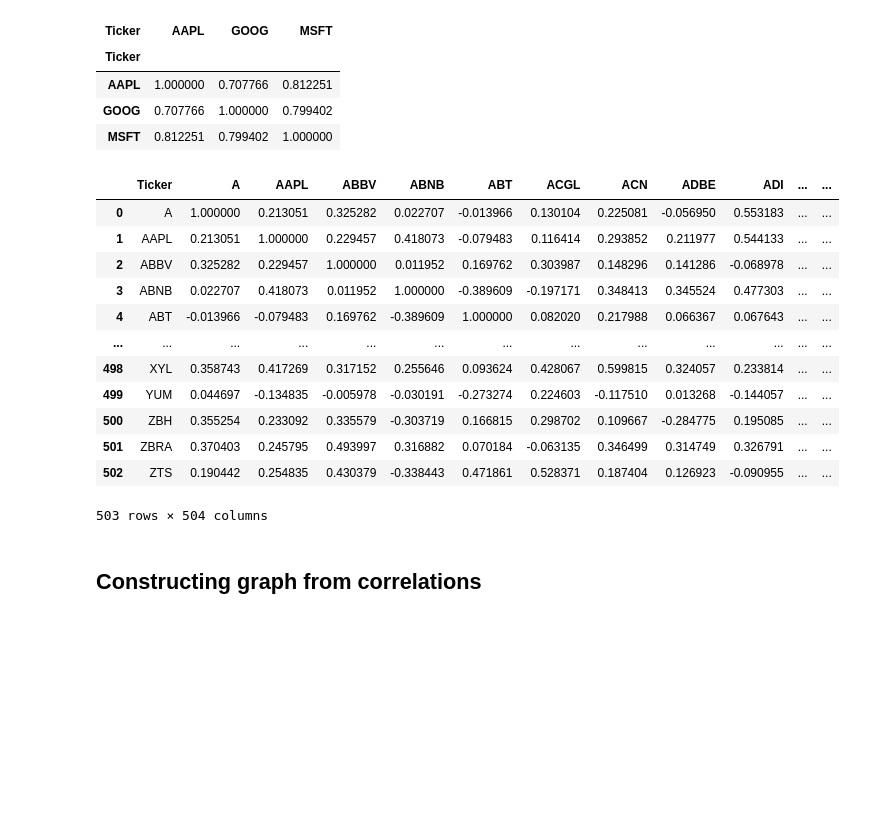
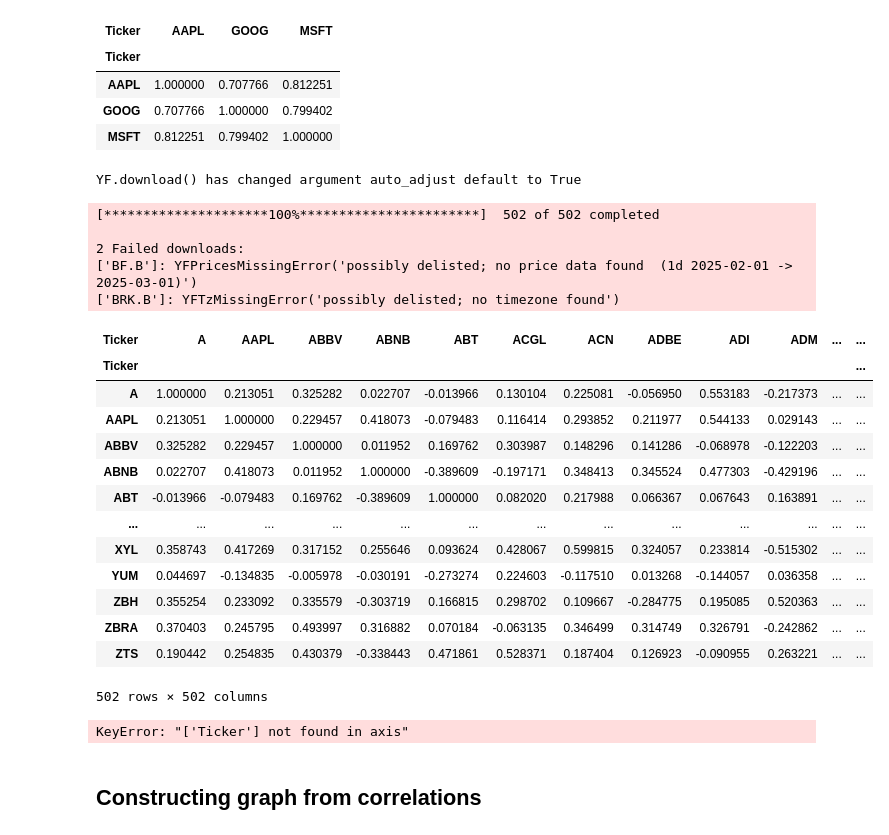
Before and after one commit to HSellis/INA-Project, a Jupyter notebook: Test.ipynb, the cells around one changed output. Cells and saved outputs as stored; diff of their text form; code cells hidden in the pictures; blank space fills up the shorter version.

```diff
--- a/Test.ipynb
+++ b/Test.ipynb
@@ -223,23 +251,36 @@ df_filtered.corr()
 | GOOG | 0.707766 | 1.000000 | 0.799402 |
 | MSFT | 0.812251 | 0.799402 | 1.000000 |
 # %%
-from stock_graph_creation import get_sp500_stocks
+from stock_graph_creation import get_sp500_stocks_info
 
-#correlations = df_filtered.corr()
-#correlations = get_sp500_stocks(start_date="2025-02-01", end_date="2025-03-01").corr()
-correlations = pd.read_csv("stonks-2025-feb.csv")
+stocks_info = get_sp500_stocks_info()
+stocks = list(stocks_info.keys())
+
+dataset = yfinance.download(stocks, start="2025-02-01", end="2025-03-01")
+df_filtered = dataset["Close"] / dataset["Open"]
+correlations = df_filtered.corr()
 correlations
+
+#correlations = pd.read_csv("stonks-2025-feb.csv")
+#correlations
 # %% [output]
+YF.download() has changed argument auto_adjust default to True
+[*********************100%***********************]  502 of 502 completed
+
+2 Failed downloads:
+['BF.B']: YFPricesMissingError('possibly delisted; no price data found  (1d 2025-02-01 -> 2025-03-01)')
+['BRK.B']: YFTzMissingError('possibly delisted; no timezone found')
-|  | Ticker | A | AAPL | ABBV | ABNB | ABT | ACGL | ACN | ADBE | ADI | ... | ... |
-| 0 | A | 1.000000 | 0.213051 | 0.325282 | 0.022707 | -0.013966 | 0.130104 | 0.225081 | -0.056950 | 0.553183 | ... | ... |
-| 1 | AAPL | 0.213051 | 1.000000 | 0.229457 | 0.418073 | -0.079483 | 0.116414 | 0.293852 | 0.211977 | 0.544133 | ... | ... |
-| 2 | ABBV | 0.325282 | 0.229457 | 1.000000 | 0.011952 | 0.169762 | 0.303987 | 0.148296 | 0.141286 | -0.068978 | ... | ... |
-| 3 | ABNB | 0.022707 | 0.418073 | 0.011952 | 1.000000 | -0.389609 | -0.197171 | 0.348413 | 0.345524 | 0.477303 | ... | ... |
-| 4 | ABT | -0.013966 | -0.079483 | 0.169762 | -0.389609 | 1.000000 | 0.082020 | 0.217988 | 0.066367 | 0.067643 | ... | ... |
+| Ticker | A | AAPL | ABBV | ABNB | ABT | ACGL | ACN | ADBE | ADI | ADM | ... | ... |
+| Ticker |  |  |  |  |  |  |  |  |  |  |  | ... |
+| A | 1.000000 | 0.213051 | 0.325282 | 0.022707 | -0.013966 | 0.130104 | 0.225081 | -0.056950 | 0.553183 | -0.217373 | ... | ... |
+| AAPL | 0.213051 | 1.000000 | 0.229457 | 0.418073 | -0.079483 | 0.116414 | 0.293852 | 0.211977 | 0.544133 | 0.029143 | ... | ... |
+| ABBV | 0.325282 | 0.229457 | 1.000000 | 0.011952 | 0.169762 | 0.303987 | 0.148296 | 0.141286 | -0.068978 | -0.122203 | ... | ... |
+| ABNB | 0.022707 | 0.418073 | 0.011952 | 1.000000 | -0.389609 | -0.197171 | 0.348413 | 0.345524 | 0.477303 | -0.429196 | ... | ... |
+| ABT | -0.013966 | -0.079483 | 0.169762 | -0.389609 | 1.000000 | 0.082020 | 0.217988 | 0.066367 | 0.067643 | 0.163891 | ... | ... |
 | ... | ... | ... | ... | ... | ... | ... | ... | ... | ... | ... | ... | ... |
-| 498 | XYL | 0.358743 | 0.417269 | 0.317152 | 0.255646 | 0.093624 | 0.428067 | 0.599815 | 0.324057 | 0.233814 | ... | ... |
-| 499 | YUM | 0.044697 | -0.134835 | -0.005978 | -0.030191 | -0.273274 | 0.224603 | -0.117510 | 0.013268 | -0.144057 | ... | ... |
-| 500 | ZBH | 0.355254 | 0.233092 | 0.335579 | -0.303719 | 0.166815 | 0.298702 | 0.109667 | -0.284775 | 0.195085 | ... | ... |
-| 501 | ZBRA | 0.370403 | 0.245795 | 0.493997 | 0.316882 | 0.070184 | -0.063135 | 0.346499 | 0.314749 | 0.326791 | ... | ... |
-| 502 | ZTS | 0.190442 | 0.254835 | 0.430379 | -0.338443 | 0.471861 | 0.528371 | 0.187404 | 0.126923 | -0.090955 | ... | ... |
+| XYL | 0.358743 | 0.417269 | 0.317152 | 0.255646 | 0.093624 | 0.428067 | 0.599815 | 0.324057 | 0.233814 | -0.515302 | ... | ... |
+| YUM | 0.044697 | -0.134835 | -0.005978 | -0.030191 | -0.273274 | 0.224603 | -0.117510 | 0.013268 | -0.144057 | 0.036358 | ... | ... |
+| ZBH | 0.355254 | 0.233092 | 0.335579 | -0.303719 | 0.166815 | 0.298702 | 0.109667 | -0.284775 | 0.195085 | 0.520363 | ... | ... |
+| ZBRA | 0.370403 | 0.245795 | 0.493997 | 0.316882 | 0.070184 | -0.063135 | 0.346499 | 0.314749 | 0.326791 | -0.242862 | ... | ... |
+| ZTS | 0.190442 | 0.254835 | 0.430379 | -0.338443 | 0.471861 | 0.528371 | 0.187404 | 0.126923 | -0.090955 | 0.263221 | ... | ... |
-503 rows × 504 columns
+502 rows × 502 columns
@@ -248,3 +289,10 @@ correlations.to_csv("stonks-2025-feb.csv")
+# %%
+correlations = correlations.drop(columns=["Ticker"])
+
+for i, name in enumerate(correlations.columns):
+    print(i, name)
+# %% [output]
+KeyError: "['Ticker'] not found in axis"
 # %% [markdown]
 ## Constructing graph from correlations
 # %%
```
Also changed, not shown: parts of 8 cells of this notebook, 2 other files.
